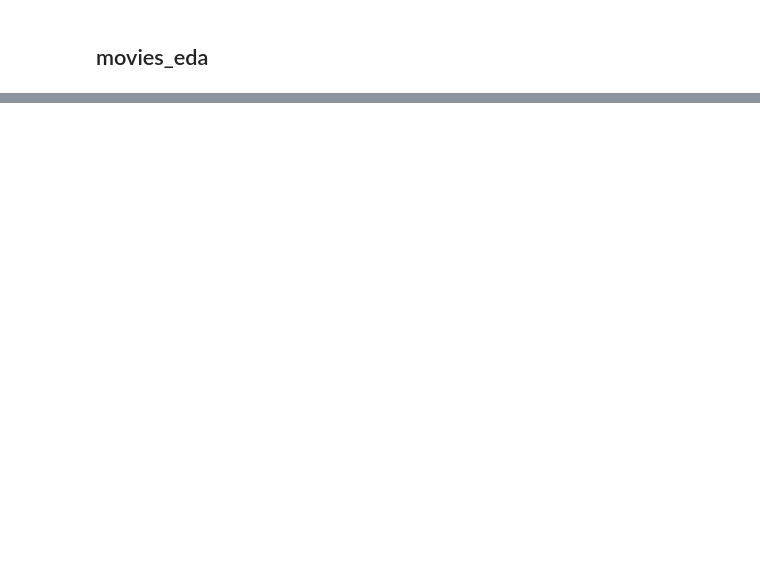
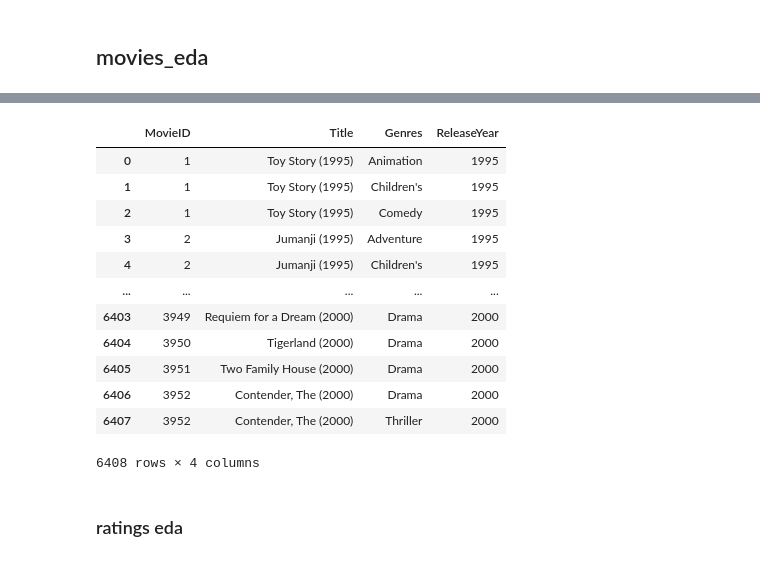
Before and after one commit to anidec25/Linear-Regression, a Jupyter notebook: Recommender System/zee_casestudy.ipynb, the cells around one changed output, grey strips where cells are left out. Drawn from its saved outputs; the diff is of its cells as text; code cells hidden in the pictures; blank space fills up the shorter version.

```diff
--- a/Recommender System/zee_casestudy.ipynb
+++ b/Recommender System/zee_casestudy.ipynb
@@ -291,0 +386,22 @@ df_movies['Title'].reset_index()
+# %%
+df_movies.reset_index(inplace=True, drop='index')
+# %%
+df_movies.rename(columns={'Movie ID': 'MovieID'}, inplace=True)
+# %%
+df_movies
+# %% [output]
+|  | MovieID | Title | Genres | ReleaseYear |
+| 0 | 1 | Toy Story (1995) | Animation | 1995 |
+| 1 | 1 | Toy Story (1995) | Children's | 1995 |
+| 2 | 1 | Toy Story (1995) | Comedy | 1995 |
+| 3 | 2 | Jumanji (1995) | Adventure | 1995 |
+| 4 | 2 | Jumanji (1995) | Children's | 1995 |
+| ... | ... | ... | ... | ... |
+| 6403 | 3949 | Requiem for a Dream (2000) | Drama | 2000 |
+| 6404 | 3950 | Tigerland (2000) | Drama | 2000 |
+| 6405 | 3951 | Two Family House (2000) | Drama | 2000 |
+| 6406 | 3952 | Contender, The (2000) | Drama | 2000 |
+| 6407 | 3952 | Contender, The (2000) | Thriller | 2000 |
+6408 rows × 4 columns
+# %% [markdown]
+### ratings eda
```
Also changed, not shown: parts of 28 cells of this notebook.
